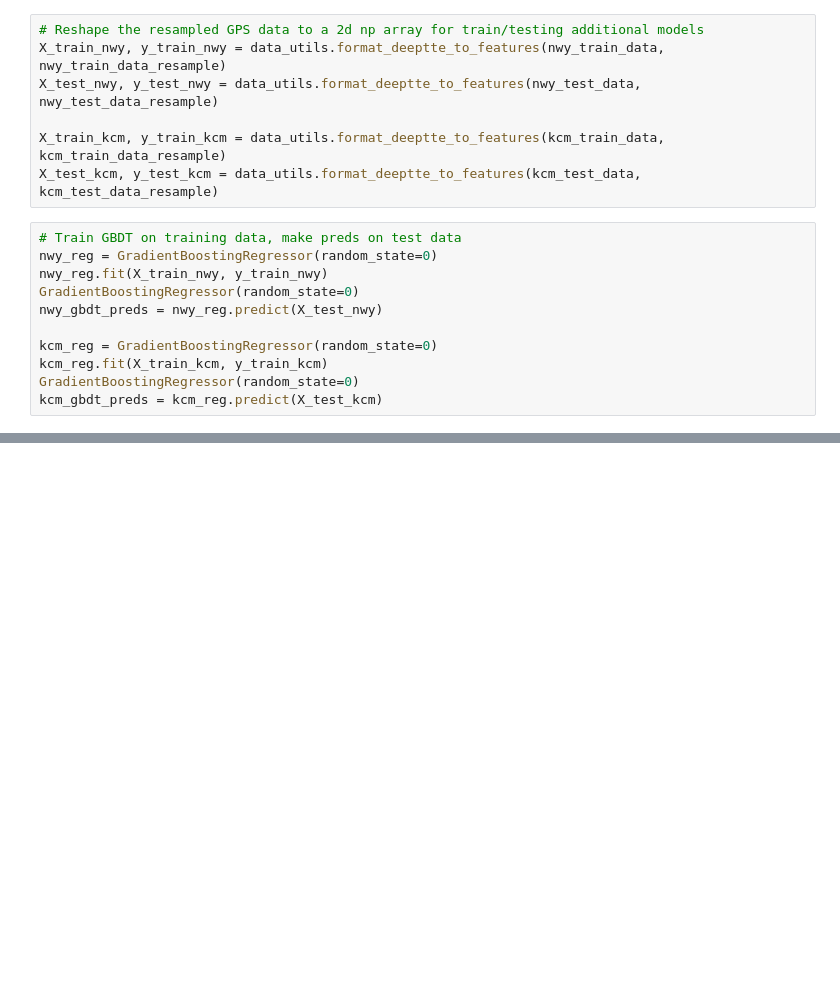
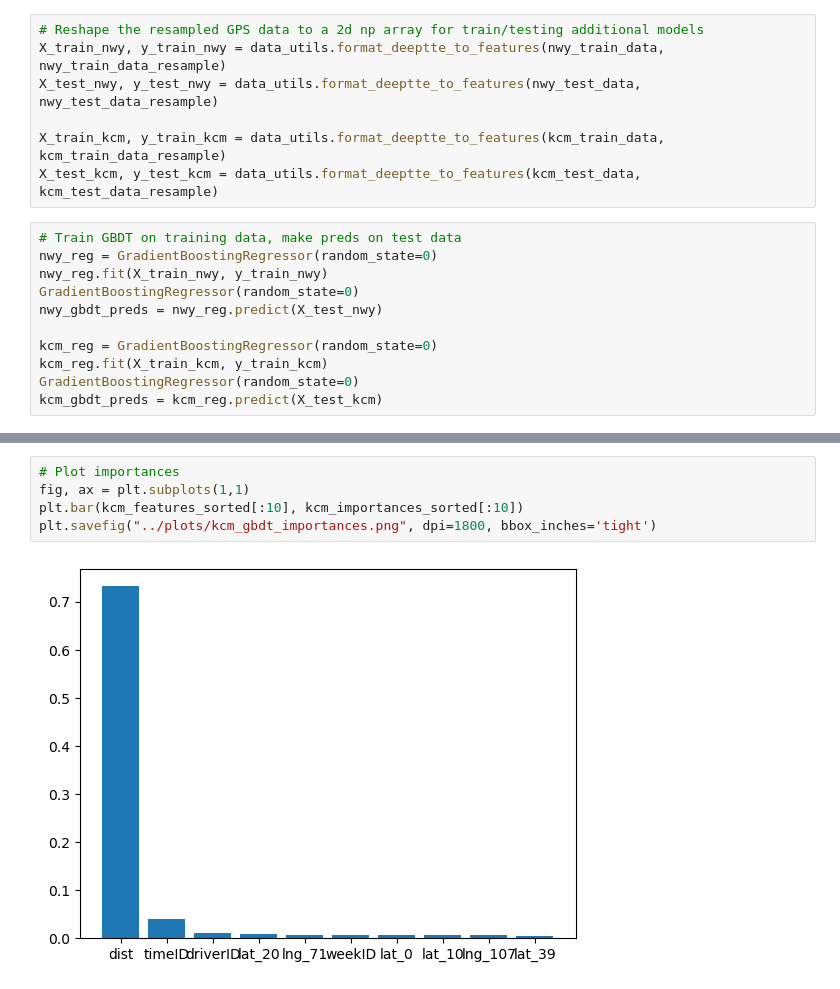
Before and after one commit to zackAemmer/generalizable_travel_times, a Jupyter notebook: src/04_explore_results.ipynb, the cells around one changed output, grey strips where cells are left out. Drawn from its saved outputs; the diff is of its cells as text; blank space fills up the shorter version.

```diff
--- a/src/04_explore_results.ipynb
+++ b/src/04_explore_results.ipynb
@@ -155,0 +205,7 @@ nwy_test_data_resample
+# %%
+# Plot importances
+fig, ax = plt.subplots(1,1)
+plt.bar(kcm_features_sorted[:10], kcm_importances_sorted[:10])
+plt.savefig("../plots/kcm_gbdt_importances.png", dpi=1800, bbox_inches='tight')
+# %% [output]
+[figure, added]
```
Also changed, not shown: parts of 12 cells of this notebook, 1 other file.
